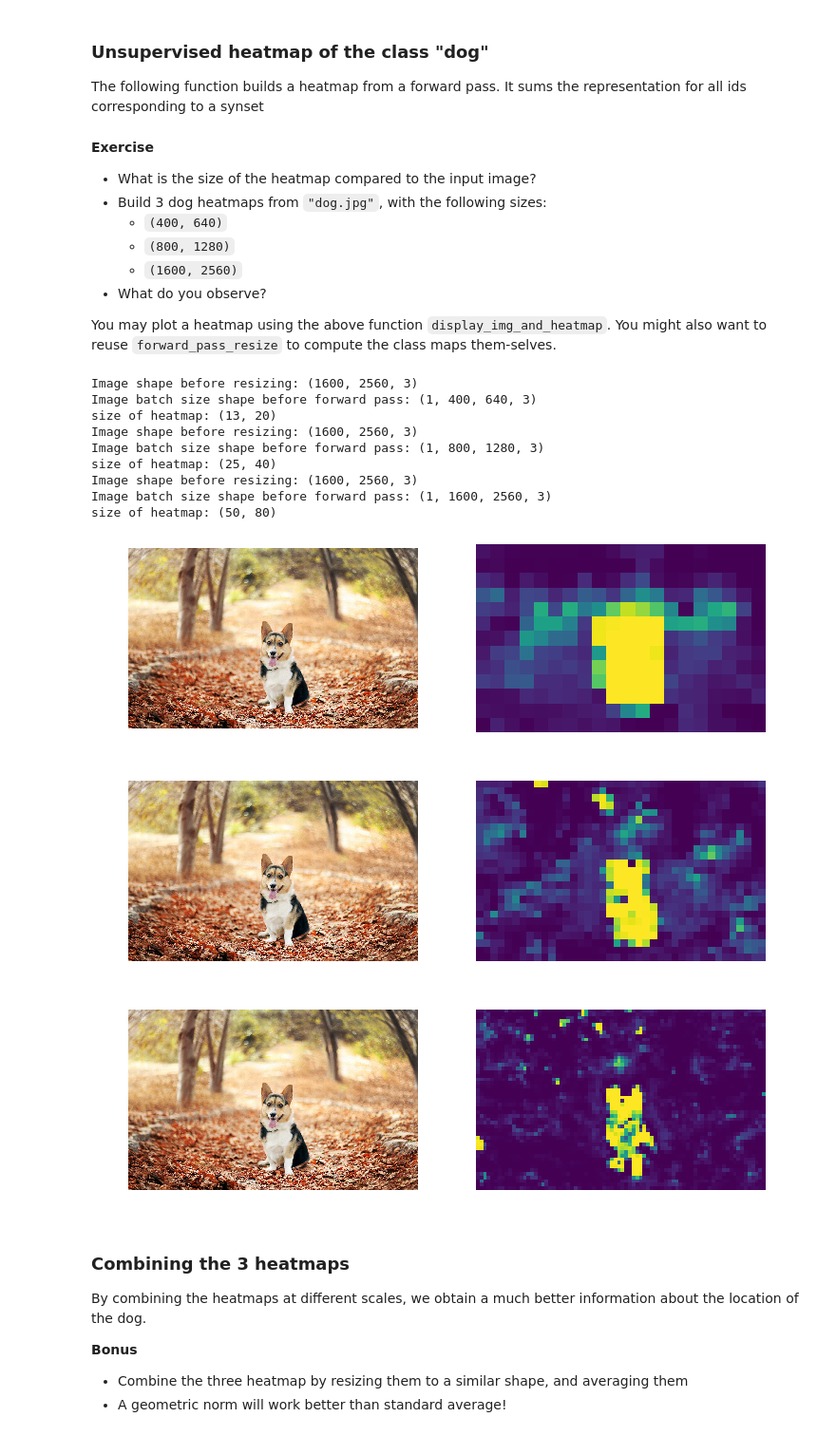
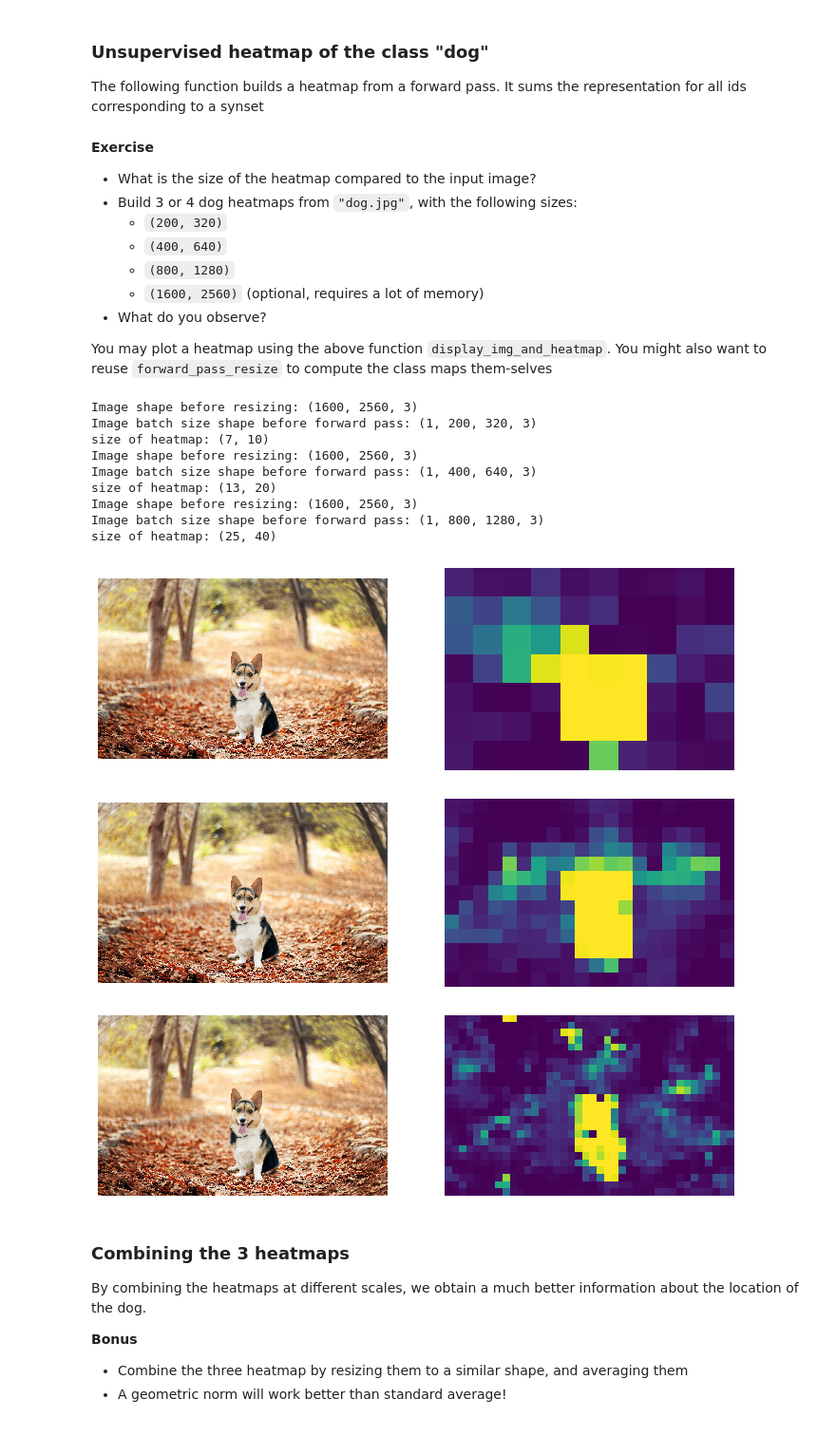
Before and after one commit to m2dsupsdlclass/lectures-labs, a Jupyter notebook: labs/05_conv_nets_2/Fully_Convolutional_Neural_Networks_rendered.ipynb, the cells around one changed output. Shown at 95% size. Cells and saved outputs as stored; diff of their text form; code cells hidden in the pictures.

Commit message:
Fully Conv: skip useless scipy.misc imports, lower heatmap resolution to avoid memory crash

```diff
--- a/labs/05_conv_nets_2/Fully_Convolutional_Neural_Networks_rendered.ipynb
+++ b/labs/05_conv_nets_2/Fully_Convolutional_Neural_Networks_rendered.ipynb
@@ -277,16 +262,18 @@ last_layer.set_weights([w_reshaped, b])
 - We define the following function to test our new network.
 - It resizes the input to a given size, then uses `model.predict` to compute the output
 # %%
-from keras.applications.imagenet_utils import preprocess_input
+from tensorflow.keras.applications.imagenet_utils import preprocess_input
+from skimage.io import imread
+from skimage.transform import resize
 
 def forward_pass_resize(img_path, img_size):
     img_raw = imread(img_path)
     print("Image shape before resizing: %s" % (img_raw.shape,))
-    img = imresize(img_raw, size=img_size).astype("float32")
+    img = resize(img_raw, img_size, mode='reflect', preserve_range=True)
     img = preprocess_input(img[np.newaxis])
     print("Image batch size shape before forward pass:", img.shape)
-    z = fully_conv_ResNet.predict(img)
-    return z
+    prediction_map = fully_conv_ResNet(img).numpy()
+    return prediction_map
 # %%
 output = forward_pass_resize("dog.jpg", (800, 600))
 print("prediction map shape", output.shape)
@@ -330,30 +317,36 @@ German short-haired pointer
 
 The following function builds a heatmap from a forward pass. It sums the representation for all ids corresponding to a synset
 # %%
-def build_heatmap(z, synset):
+def build_heatmap(prediction_map, synset):
     class_ids = imagenet_tool.synset_to_dfs_ids(synset)
     class_ids = np.array([id_ for id_ in class_ids if id_ is not None])
-    x = z[0, :, :, class_ids].sum(axis=0)
-    print("size of heatmap: " + str(x.shape))
-    return x
+    each_dog_proba_map = prediction_map[0, :, :, class_ids]
+    # this style of indexing a tensor by an other array has the following shape effect:
+    # (H, W, 1000) indexed by (118) ==> (118, H, W)
+    any_dog_proba_map = each_dog_proba_map.sum(axis=0)
+    print("size of heatmap: " + str(any_dog_proba_map.shape))
+    return any_dog_proba_map
 # %%
 def display_img_and_heatmap(img_path, heatmap):
     dog = imread(img_path)
-    fig, (ax0, ax1) = plt.subplots(ncols=2, figsize=(12, 8))
-    ax0.imshow(dog)
-    ax0.axis('off')
-    ax1.imshow(heatmap, interpolation='nearest', cmap="viridis")
-    ax1.axis('off')
+    plt.figure(figsize=(12, 8))
+    plt.subplot(1, 2, 1)
+    plt.imshow(dog)
+    plt.axis('off')
+    plt.subplot(1, 2, 2)
+    plt.imshow(heatmap, interpolation='nearest', cmap="viridis")
+    plt.axis('off')
 # %% [markdown]
 **Exercise**
 - What is the size of the heatmap compared to the input image?
-- Build 3 dog heatmaps from `"dog.jpg"`, with the following sizes:
+- Build 3 or 4 dog heatmaps from `"dog.jpg"`, with the following sizes:
+  - `(200, 320)`
   - `(400, 640)`
   - `(800, 1280)`
-  - `(1600, 2560)`
+  - `(1600, 2560)` (optional, requires a lot of memory)
 - What do you observe?
 
-You may plot a heatmap using the above function `display_img_and_heatmap`. You might also want to reuse `forward_pass_resize` to compute the class maps them-selves.
+You may plot a heatmap using the above function `display_img_and_heatmap`. You might also want to reuse `forward_pass_resize` to compute the class maps them-selves
 # %%
 # dog synset
 s = "n02084071"
@@ -362,39 +355,39 @@ s = "n02084071"
 # %%
 # %load solutions/build_heatmaps.py
 s = "n02084071"
 
-probas_1 = forward_pass_resize("dog.jpg", (400, 640))
+probas_1 = forward_pass_resize("dog.jpg", (200, 320))
 heatmap_1 = build_heatmap(probas_1, synset=s)
 display_img_and_heatmap("dog.jpg", heatmap_1)
 
-probas_2 = forward_pass_resize("dog.jpg", (800, 1280))
+probas_2 = forward_pass_resize("dog.jpg", (400, 640))
 heatmap_2 = build_heatmap(probas_2, synset=s)
 display_img_and_heatmap("dog.jpg", heatmap_2)
 
-probas_3 = forward_pass_resize("dog.jpg", (1600, 2560))
+probas_3 = forward_pass_resize("dog.jpg", (800, 1280))
 heatmap_3 = build_heatmap(probas_3, synset=s)
 display_img_and_heatmap("dog.jpg", heatmap_3)
 
 # We observe that heatmap_1 and heatmap_2 gave coarser
 # segmentations than heatmap_3. However, heatmap_3
 # has small artifacts outside of the dog area
 # heatmap_3 encodes more local, texture level information
 # about the dog, while lower resolutions will encode more
 # semantic information about the full object
 # combining them is probably a good idea!
 # %% [output]
+Image shape before resizing: (1600, 2560, 3)
+Image batch size shape before forward pass: (1, 200, 320, 3)
+size of heatmap: (7, 10)
 Image shape before resizing: (1600, 2560, 3)
 Image batch size shape before forward pass: (1, 400, 640, 3)
 size of heatmap: (13, 20)
 Image shape before resizing: (1600, 2560, 3)
 Image batch size shape before forward pass: (1, 800, 1280, 3)
 size of heatmap: (25, 40)
-Image shape before resizing: (1600, 2560, 3)
-Image batch size shape before forward pass: (1, 1600, 2560, 3)
-size of heatmap: (50, 80)
-[figure, old version]
+[figure, new version]
-[figure, old version]
+[figure, new version]
-[figure, old version]
+[figure, new version]
 # %% [markdown]
 ### Combining the 3 heatmaps
 By combining the heatmaps at different scales, we obtain a much better information about the location of the dog.
```
Also changed, not shown: parts of 22 cells of this notebook, 3 other files.
